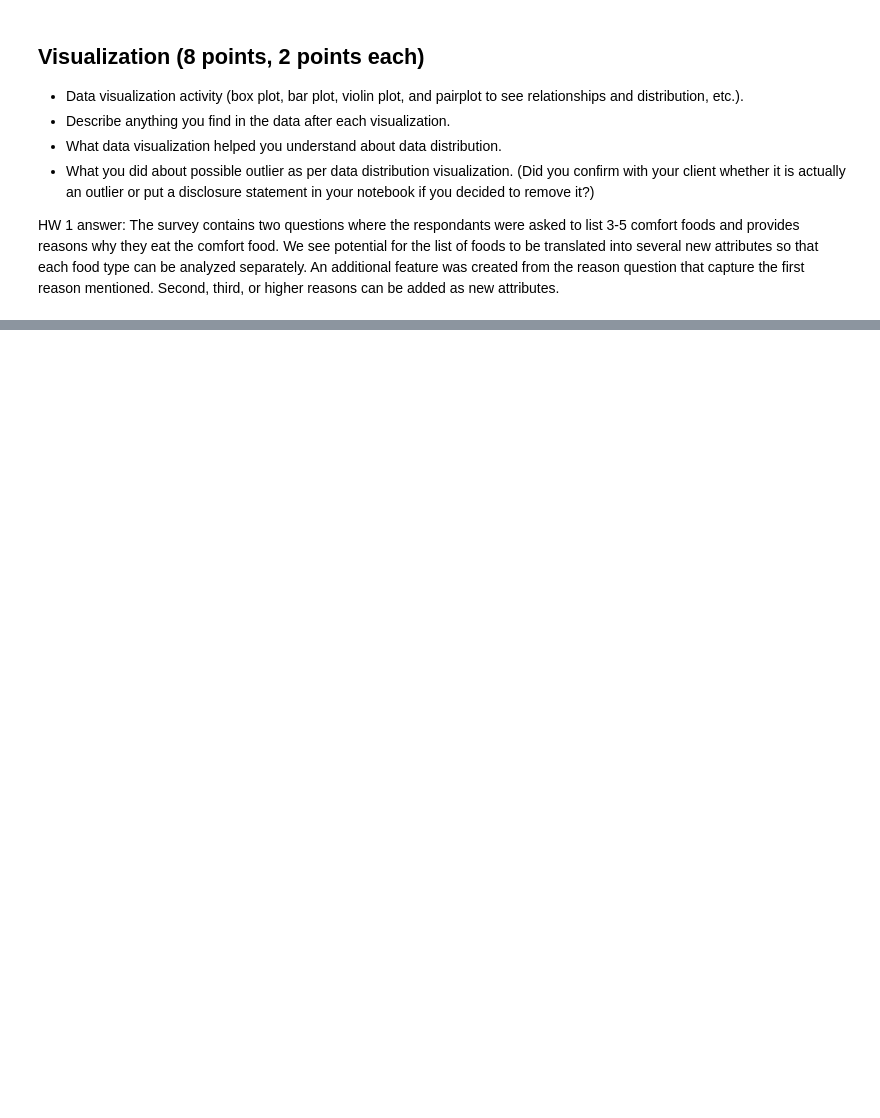
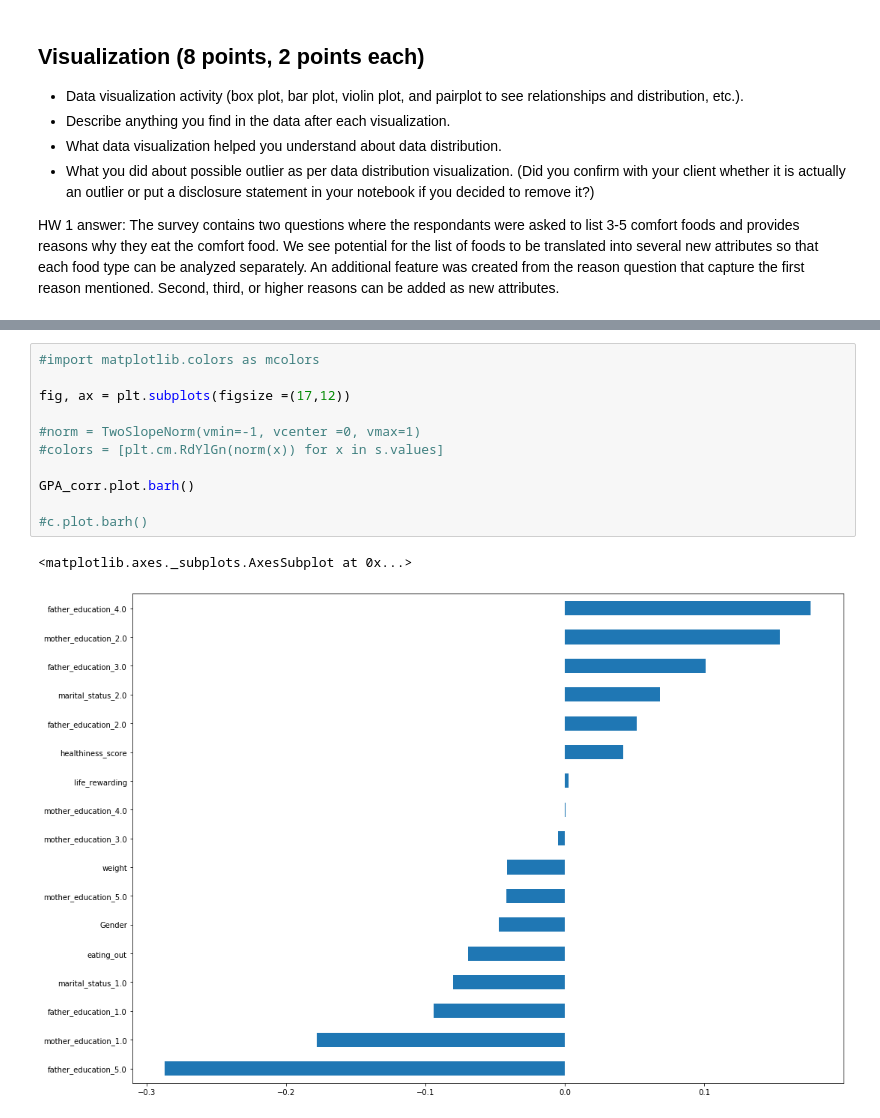
Before and after one commit to cuneom/COMP-4447-Final-Project---Food, a Jupyter notebook: FinalProject.ipynb, the cells around one changed output, grey strips where cells are left out. Drawn from its saved outputs; the diff is of its cells as text; blank space fills up the shorter version.

```diff
--- a/FinalProject.ipynb
+++ b/FinalProject.ipynb
@@ -828,0 +799,14 @@ The survey contains two questions where the respondants were asked to list 3-5 c
+# %%
+#import matplotlib.colors as mcolors
+
+fig, ax = plt.subplots(figsize =(17,12))
+
+#norm = TwoSlopeNorm(vmin=-1, vcenter =0, vmax=1)
+#colors = [plt.cm.RdYlGn(norm(x)) for x in s.values]
+
+GPA_corr.plot.barh()
+
+#c.plot.barh()
+# %% [output]
+<matplotlib.axes._subplots.AxesSubplot at 0x...>
+[figure, added]
```
Also changed, not shown: parts of 17 cells of this notebook.
